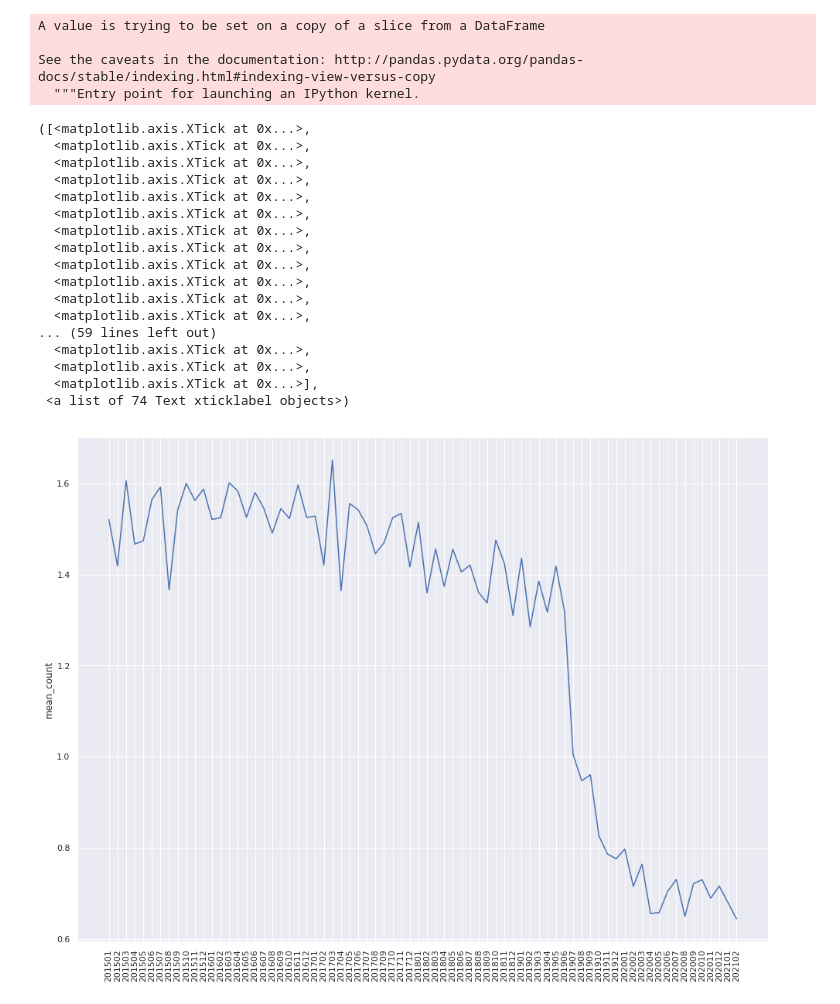
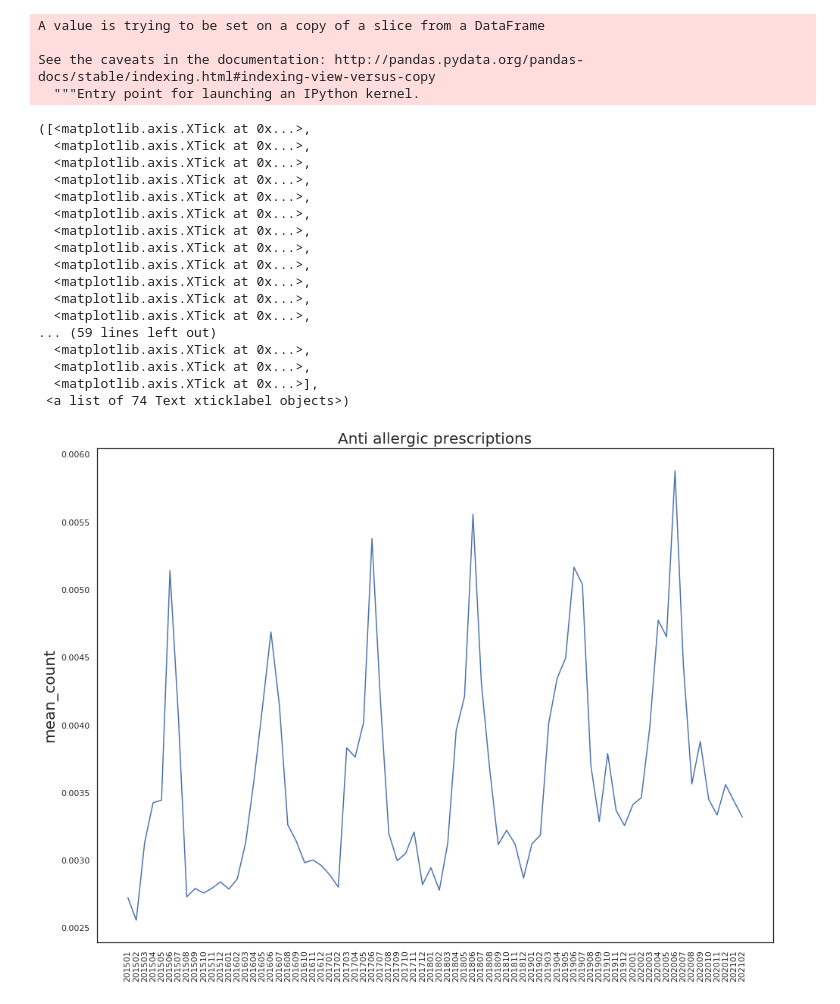
Before and after one commit to sagarjoglekar/NHSPrescriptionsParser, a Jupyter notebook: DataPrep_validate.ipynb, the cells around one changed output. Saved outputs shown, nothing was run; the diff lists cells and outputs as text; code cells hidden in the pictures.

Commit message:
data prep work

```diff
--- a/DataPrep_validate.ipynb
+++ b/DataPrep_validate.ipynb
@@ -6,7 +6,7 @@ import seaborn as sns
 sns.set(rc={'figure.figsize':(12,8)})
 %matplotlib inline
 # %%
-presc = pd.read_csv('data_prep/rheumatoid.csv')
+presc = pd.read_csv('data_prep/antiallergic_V2.csv.gz', compression='gzip')
 wards = pd.read_csv('data_prep/Wards.csv')
 # %%
 presc.head(n=3)
@@ -54,34 +64,38 @@ A value is trying to be set on a copy of a slice from a DataFrame
 See the caveats in the documentation: http://pandas.pydata.org/pandas-docs/stable/indexing.html#indexing-view-versus-copy
   """Entry point for launching an IPython kernel.
 # %%
-area_dict = {'YYYYMM':[], 'mean_count':[]}
+area_dict = {'YYYYMM':[], 'mean_count':[] , 'mean_dosage' : []}
 for name , group in London_preac.groupby('YYYYMM'):
     area_dict['YYYYMM'].append(name)
     area_dict['mean_count'].append((np.sum(group['Total_prescriptions'])/np.sum(group['Patient_count'])))
+    area_dict['mean_dosage'].append((np.sum(group['Dosage_ratio'])/np.sum(group['Patient_count'])))
 area_df = pd.DataFrame.from_dict(area_dict)
 area_df.sort_values(by=['YYYYMM'],inplace=True)
 # %%
 fig, ax = plt.subplots()
 fig.set_size_inches(16, 12)
 sns.set_style("white")
+plt.title("Anti allergic prescriptions",fontsize=20)
+plt.ylabel("Prescriptions per capita",fontsize=20)
 sns.lineplot(y=area_df['mean_count'],x=np.arange(0,len(area_df),1))
+# sns.lineplot(y=area_df['mean_dosage'],x=np.arange(0,len(area_df),1))
 plt.xticks(np.arange(0,len(area_df),1),area_df['YYYYMM'],rotation=90)
 # %% [output]
 ([<matplotlib.axis.XTick at 0x...>,
   <matplotlib.axis.XTick at 0x...>,
   <matplotlib.axis.XTick at 0x...>,
   <matplotlib.axis.XTick at 0x...>,
   <matplotlib.axis.XTick at 0x...>,
   <matplotlib.axis.XTick at 0x...>,
   <matplotlib.axis.XTick at 0x...>,
   <matplotlib.axis.XTick at 0x...>,
   <matplotlib.axis.XTick at 0x...>,
   <matplotlib.axis.XTick at 0x...>,
   <matplotlib.axis.XTick at 0x...>,
   <matplotlib.axis.XTick at 0x...>,
 ... (59 lines left out)
   <matplotlib.axis.XTick at 0x...>,
   <matplotlib.axis.XTick at 0x...>,
   <matplotlib.axis.XTick at 0x...>],
  <a list of 74 Text xticklabel objects>)
-[figure, old version]
+[figure, new version]
```
Also changed, not shown: parts of 4 cells of this notebook, 7 other files.
